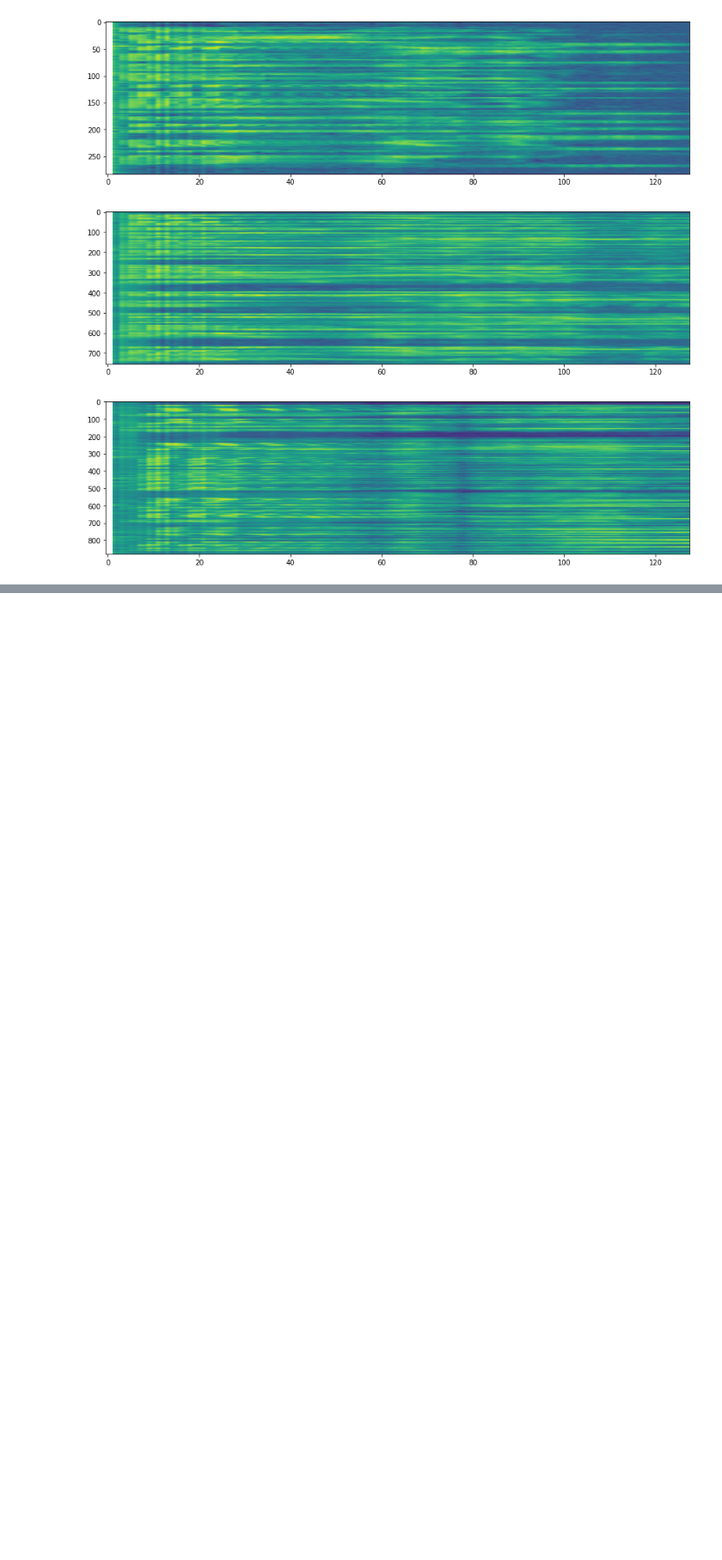
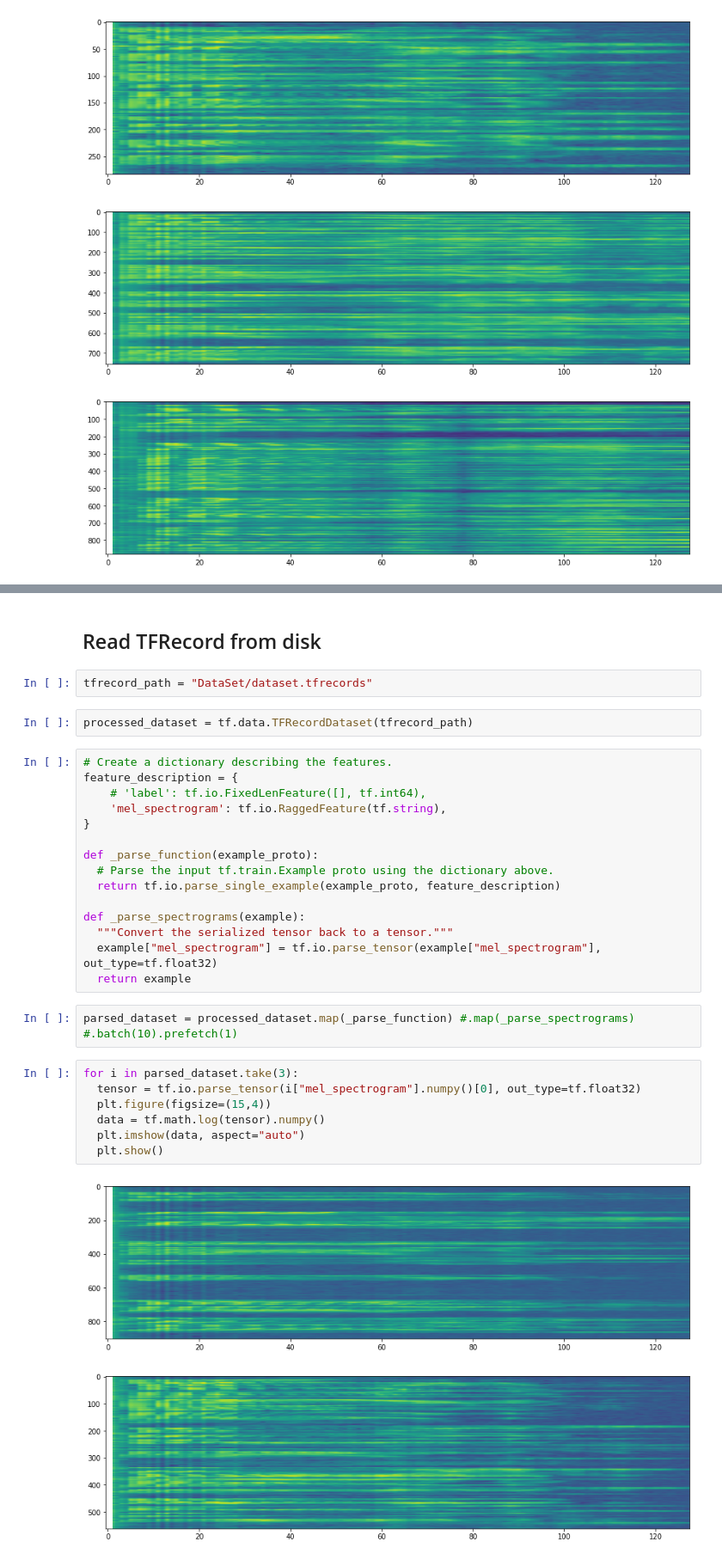
Before and after one commit to franciscojferrari/AUTOVC, a Jupyter notebook: DataProcessing.ipynb, the cells around one changed output, grey strips where cells are left out. Shown at 86% size. Saved outputs shown, nothing was run; the diff lists cells and outputs as text; blank space fills up the shorter version.

```diff
--- a/DataProcessing.ipynb
+++ b/DataProcessing.ipynb
@@ -214,0 +277,33 @@ for i in processed_files.take(3):
+# %% [markdown]
+## Read TFRecord from disk
+# %%
+tfrecord_path = "DataSet/dataset.tfrecords"
+# %%
+processed_dataset = tf.data.TFRecordDataset(tfrecord_path)
+# %%
+# Create a dictionary describing the features.
+feature_description = {
+    # 'label': tf.io.FixedLenFeature([], tf.int64),
+    'mel_spectrogram': tf.io.RaggedFeature(tf.string),
+}
+
+def _parse_function(example_proto):
+  # Parse the input tf.train.Example proto using the dictionary above.
+  return tf.io.parse_single_example(example_proto, feature_description)
+
+def _parse_spectrograms(example):
+  """Convert the serialized tensor back to a tensor."""
+  example["mel_spectrogram"] = tf.io.parse_tensor(example["mel_spectrogram"], out_type=tf.float32)
+  return example
+# %%
+parsed_dataset = processed_dataset.map(_parse_function) #.map(_parse_spectrograms) #.batch(10).prefetch(1)
+# %%
+for i in parsed_dataset.take(3):
+  tensor = tf.io.parse_tensor(i["mel_spectrogram"].numpy()[0], out_type=tf.float32)
+  plt.figure(figsize=(15,4))
+  data = tf.math.log(tensor).numpy()
+  plt.imshow(data, aspect="auto")
+  plt.show()
+# %% [output]
+[figure, added]
+[figure, added]
```
Also changed, not shown: parts of 9 cells of this notebook.
